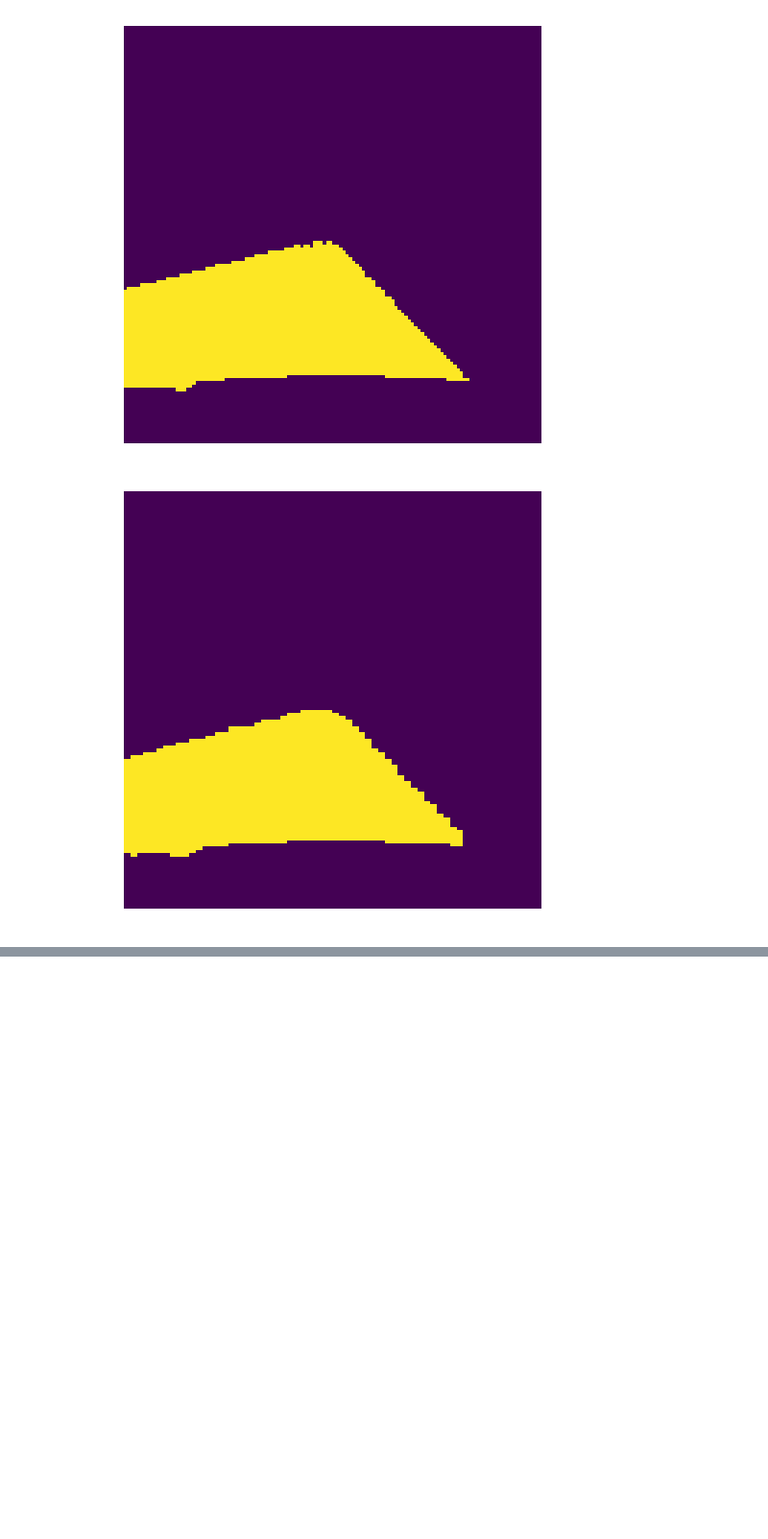
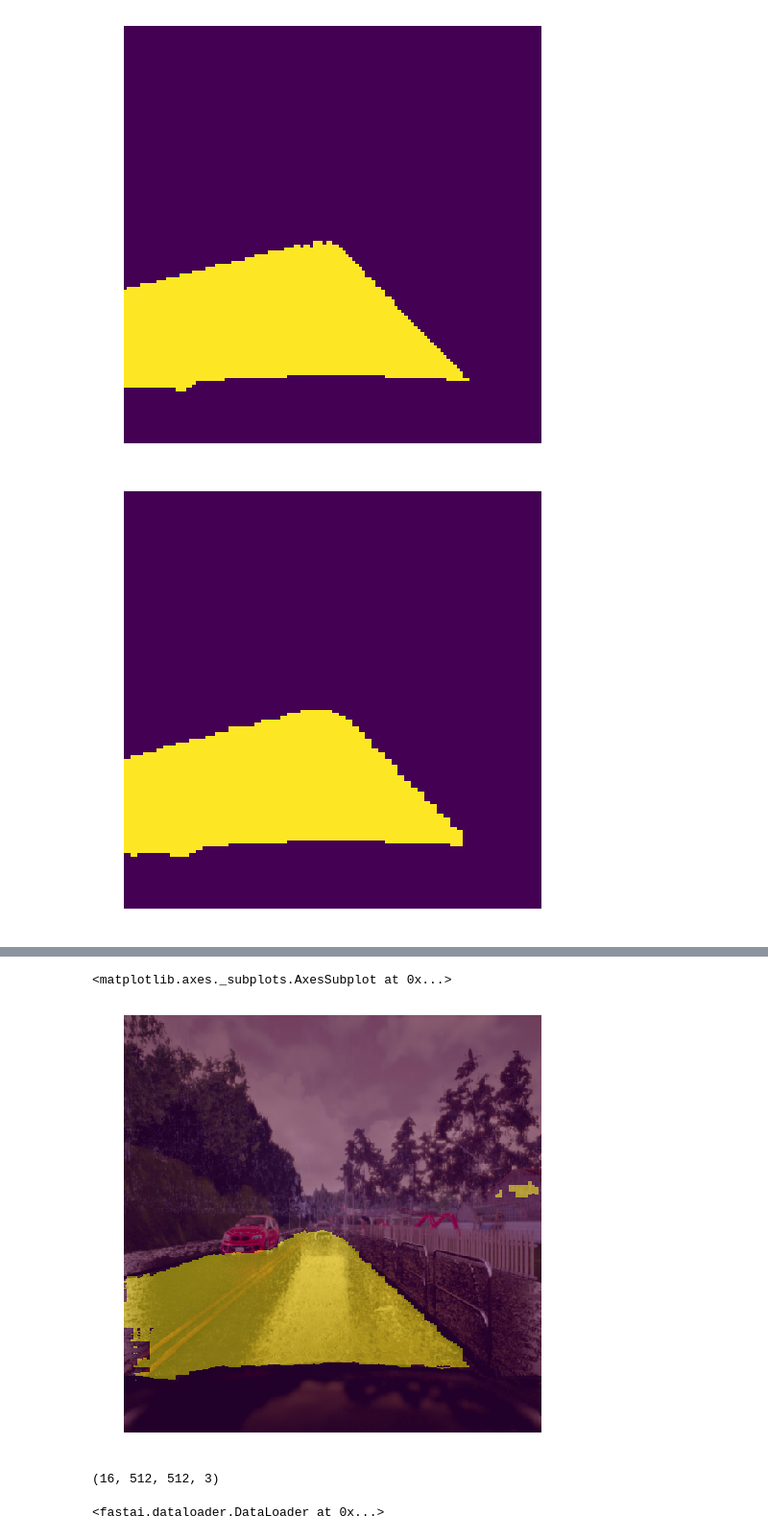
Before and after one commit to thedch/lyft-challenge, a Jupyter notebook: lyft.ipynb, the cells around one changed output, grey strips where cells are left out. Shown: that part at 96% size. Saved outputs shown, nothing was run; the diff lists cells and outputs as text; code cells hidden in the pictures; blank space fills up the shorter version.

```diff
--- a/lyft.ipynb
+++ b/lyft.ipynb
@@ -311,0 +291,3 @@ show_img(im)
+# %%
+lr=4e-2
+learn.fit(lr,1,cycle_len=5,use_clr=(20,5))
@@ -311,0 +305,19 @@ show_img(im)
+# %%
+itr = iter(md.val_dl)
+x,y = next(iter(itr))
+x1,y1 = next(iter(itr))
+py = to_np(learn.model(V(x1)))
+# %%
+ax = show_img(denorm(x1)[0])
+show_img(py[0]>0, ax=ax, alpha=0.5)
+# %% [output]
+<matplotlib.axes._subplots.AxesSubplot at 0x...>
+[figure, added]
+# %%
+denorm(x).shape
+# %% [output]
+(16, 512, 512, 3)
+# %%
+md.val_dl.
+# %% [output]
+<fastai.dataloader.DataLoader at 0x...>
```
Also changed, not shown: parts of 14 cells of this notebook, 2 other files.
